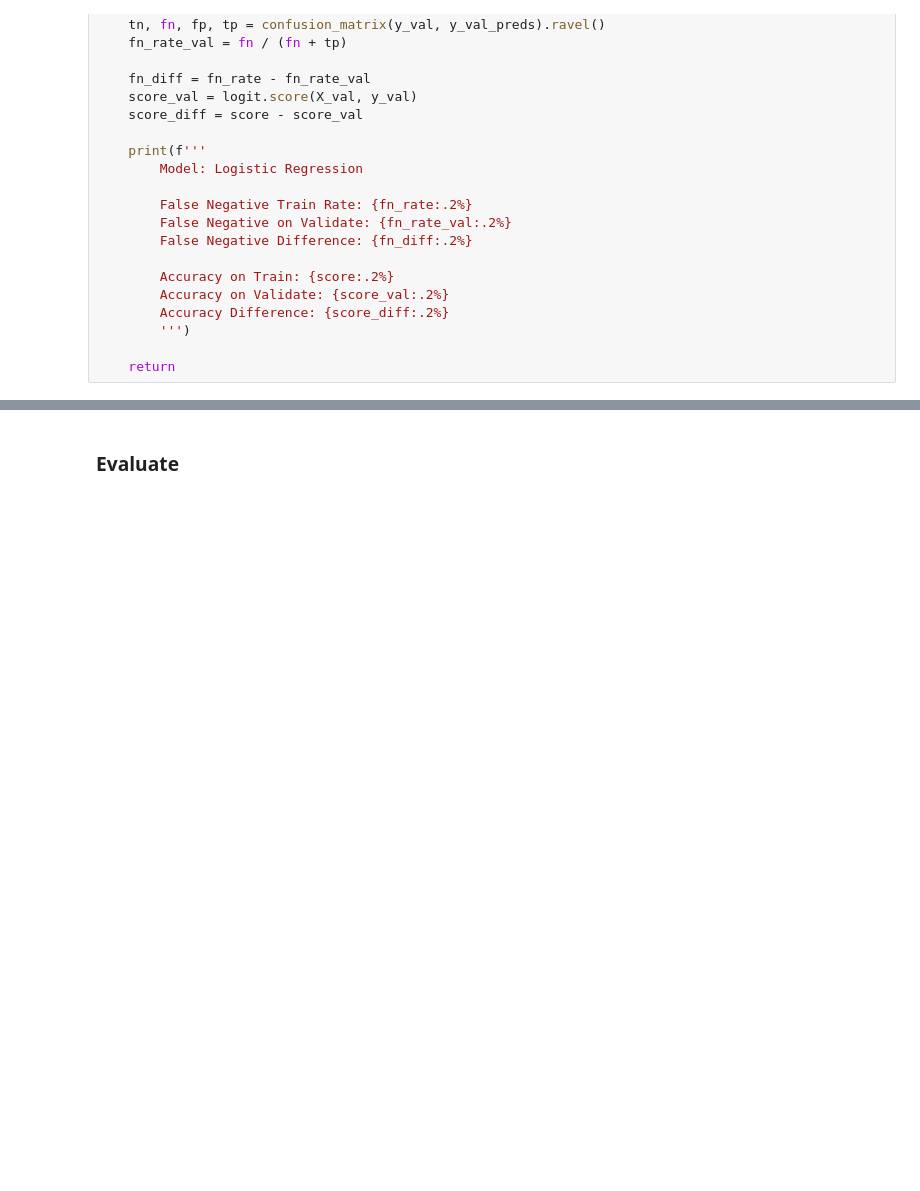
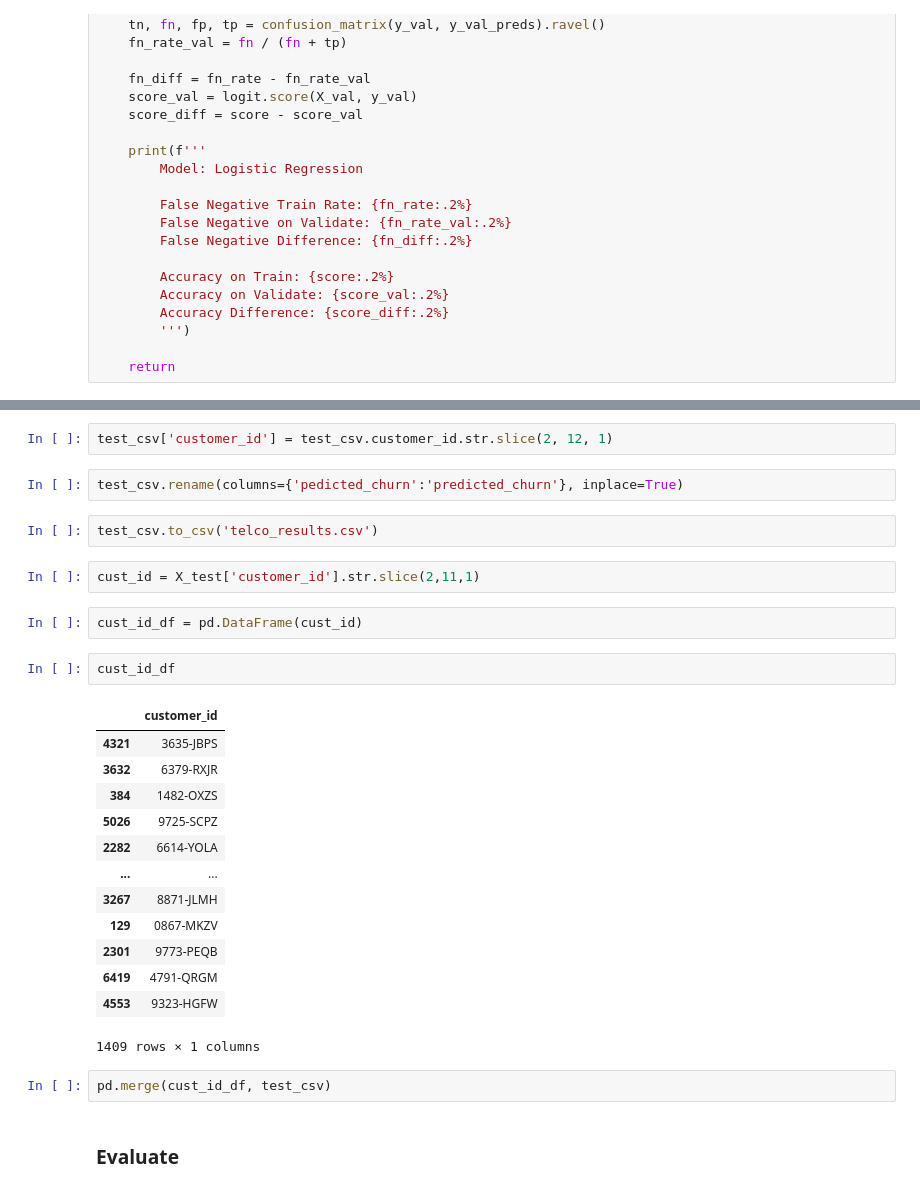
Before and after one commit to aaron-mv-moore/classification-telco-project, a Jupyter notebook: Plan.ipynb, the cells around one changed output, grey strips where cells are left out. Cells and saved outputs as stored; diff of their text form; blank space fills up the shorter version.

```diff
--- a/Plan.ipynb
+++ b/Plan.ipynb
@@ -1486,3 +1849,31 @@ telco_best_logit(X_train, y_train, X_val, y_val)
+# %%
+test_csv['customer_id'] = test_csv.customer_id.str.slice(2, 12, 1)
+# %%
+test_csv.rename(columns={'pedicted_churn':'predicted_churn'}, inplace=True)
+# %%
+test_csv.to_csv('telco_results.csv')
+# %%
+cust_id = X_test['customer_id'].str.slice(2,11,1)
+# %%
+cust_id_df = pd.DataFrame(cust_id)
+# %%
+cust_id_df
+# %% [output]
+|  | customer_id |
+| 4321 | 3635-JBPS |
+| 3632 | 6379-RXJR |
+| 384 | 1482-OXZS |
+| 5026 | 9725-SCPZ |
+| 2282 | 6614-YOLA |
+| ... | ... |
+| 3267 | 8871-JLMH |
+| 129 | 0867-MKZV |
+| 2301 | 9773-PEQB |
+| 6419 | 4791-QRGM |
+| 4553 | 9323-HGFW |
+1409 rows × 1 columns
+# %%
+pd.merge(cust_id_df, test_csv)
 # %% [markdown]
 ### Evaluate
 # %% [markdown]
```
Also changed, not shown: parts of 75 cells of this notebook, 4 other files.
